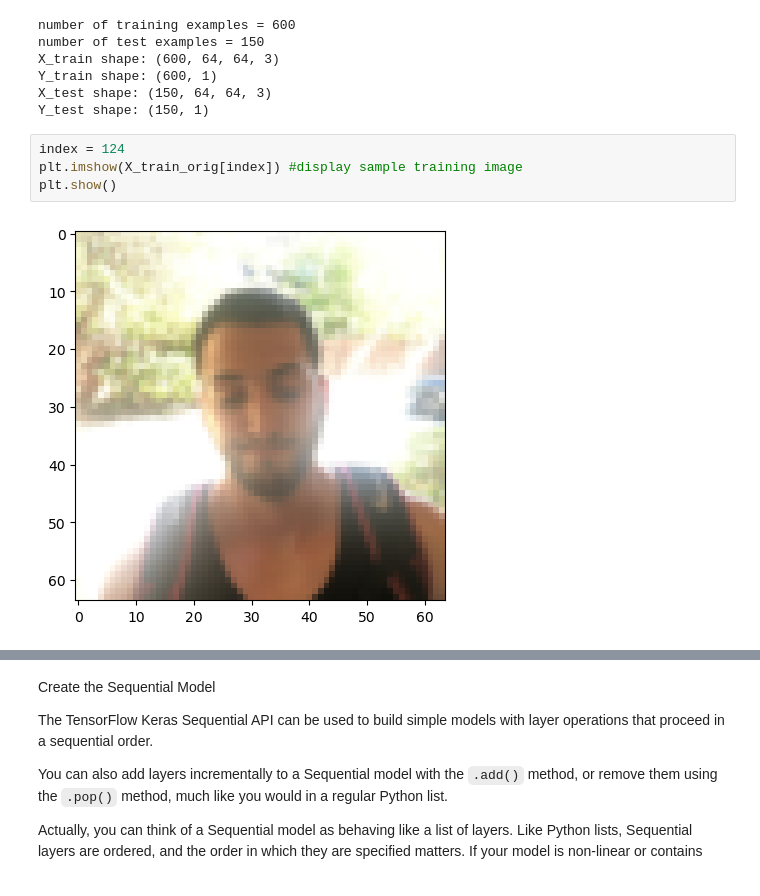
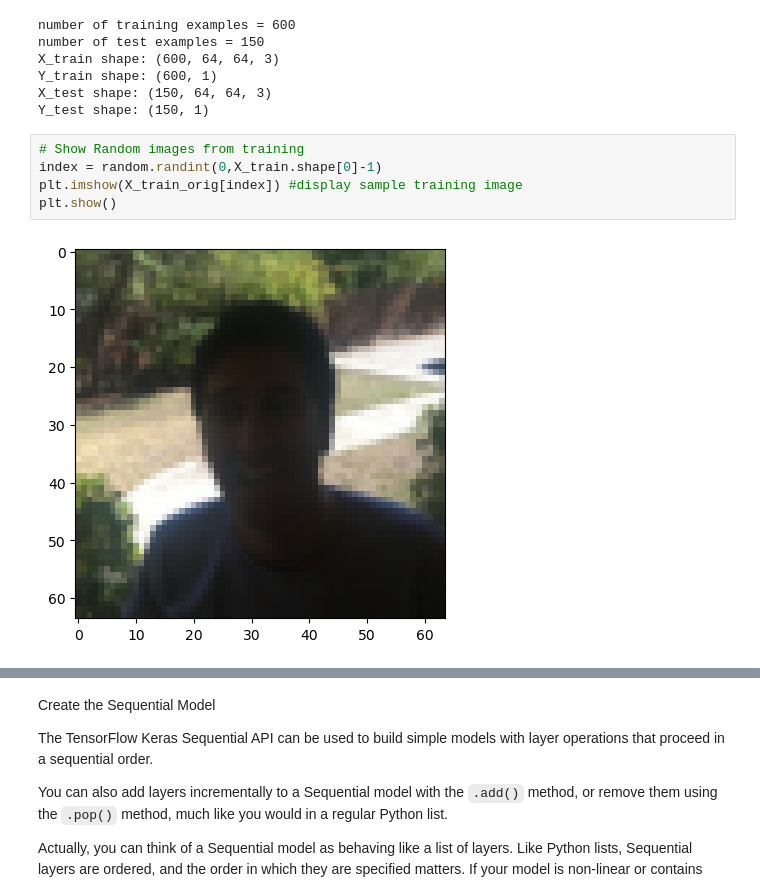
Before and after one commit to MuhammadTayyab-SE/happy-face-detection, a Jupyter notebook: notebook.ipynb, the cells around one changed output, grey strips where cells are left out. Saved outputs shown, nothing was run; the diff lists cells and outputs as text.

```diff
--- a/notebook.ipynb
+++ b/notebook.ipynb
@@ -60,8 +60,9 @@ Y_train shape: (600, 1)
 X_test shape: (150, 64, 64, 3)
 Y_test shape: (150, 1)
 # %%
-index = 124
+# Show Random images from training
+index = random.randint(0,X_train.shape[0]-1)
 plt.imshow(X_train_orig[index]) #display sample training image
 plt.show()
 # %% [output]
-[figure, old version]
+[figure, new version]
```
Also changed, not shown: parts of 2 cells of this notebook.
